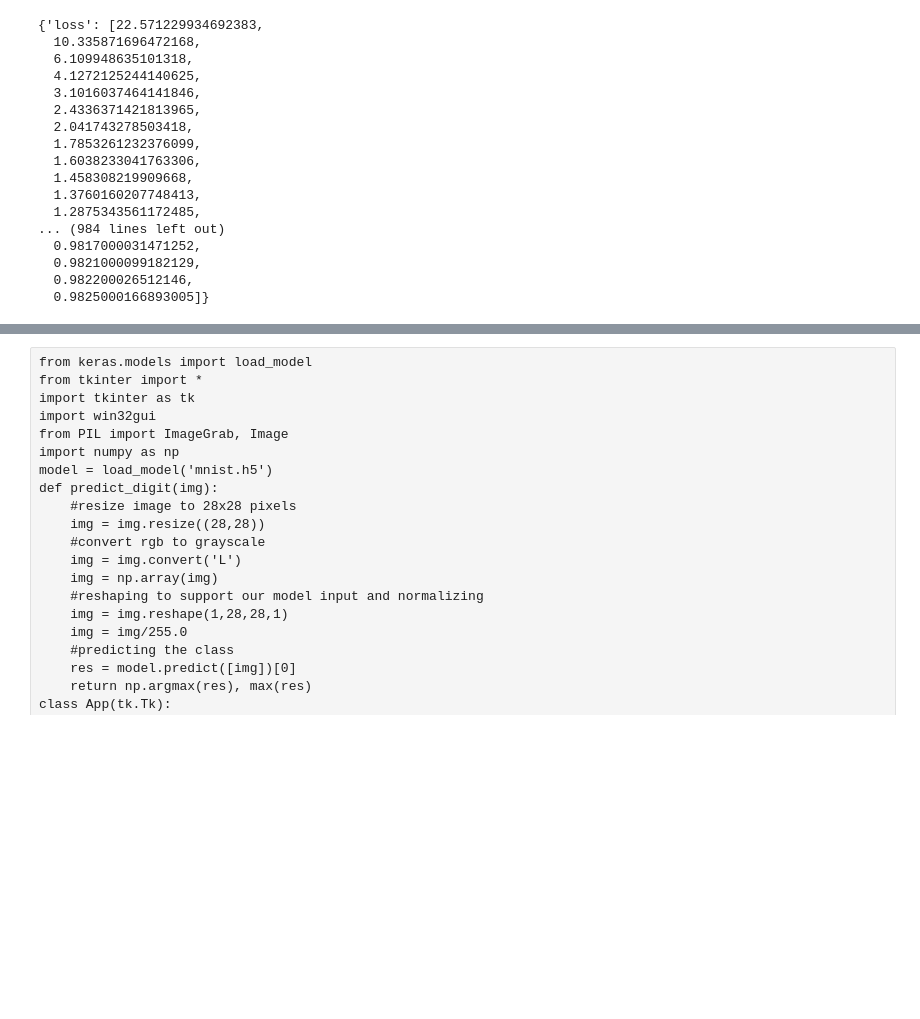
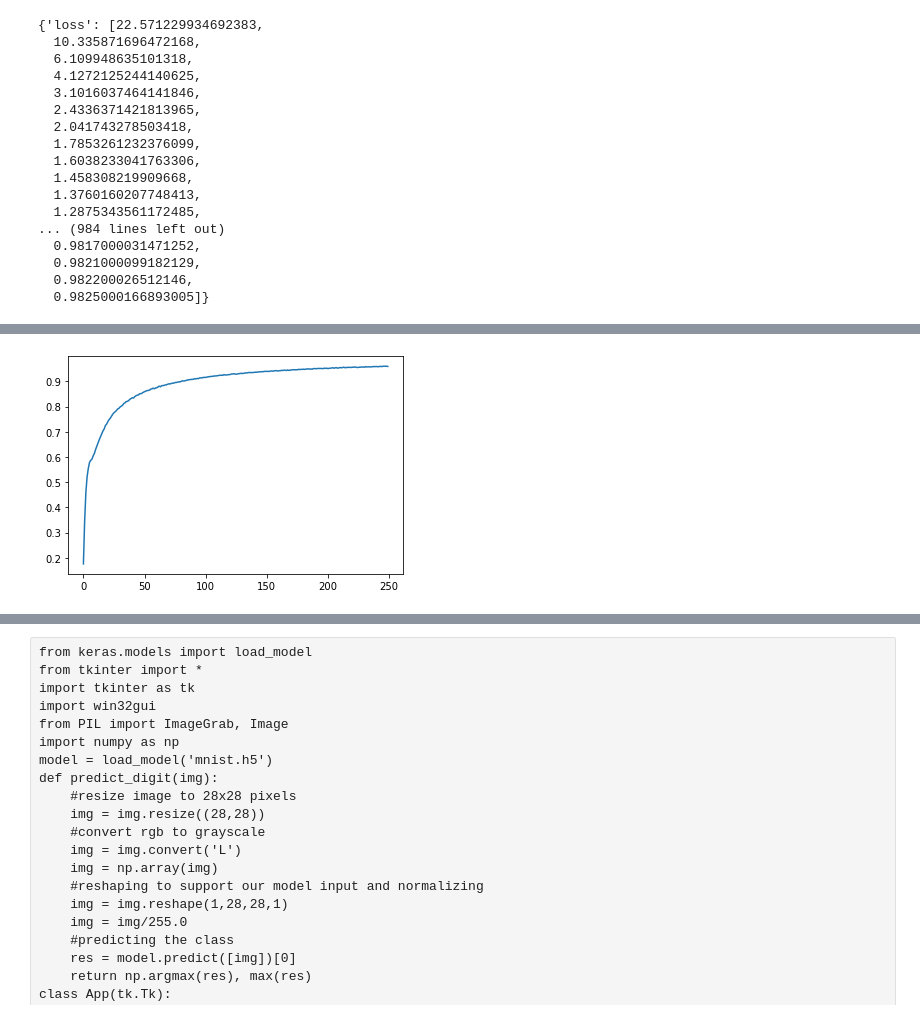
Before and after one commit to jpphi/prj_final, a Jupyter notebook: id_handwritten/E2_baseb5.ipynb, the cells around one changed output, grey strips where cells are left out. Saved outputs shown, nothing was run; the diff lists cells and outputs as text; code cells hidden in the pictures; blank space fills up the shorter version.

```diff
--- a/id_handwritten/E2_baseb5.ipynb
+++ b/id_handwritten/E2_baseb5.ipynb
@@ -1689,0 +773,5 @@ from PIL import ImageGrab, Image
+# %%
+x= range(len(d["accuracy"]))
+_= plt.plot(x,d["accuracy"])
+# %% [output]
+[figure, added]
```
Also changed, not shown: parts of 30 cells of this notebook, 11 other files.
